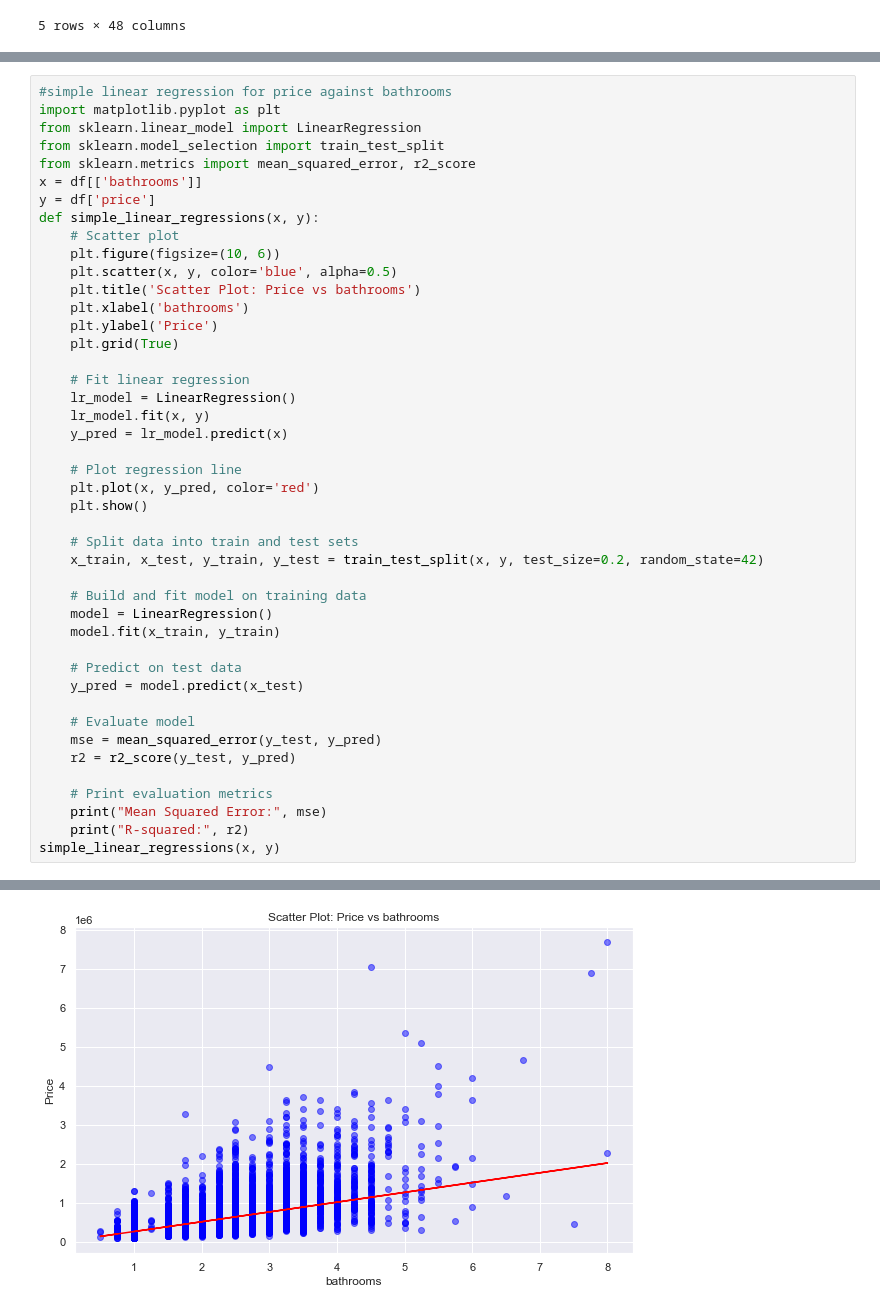
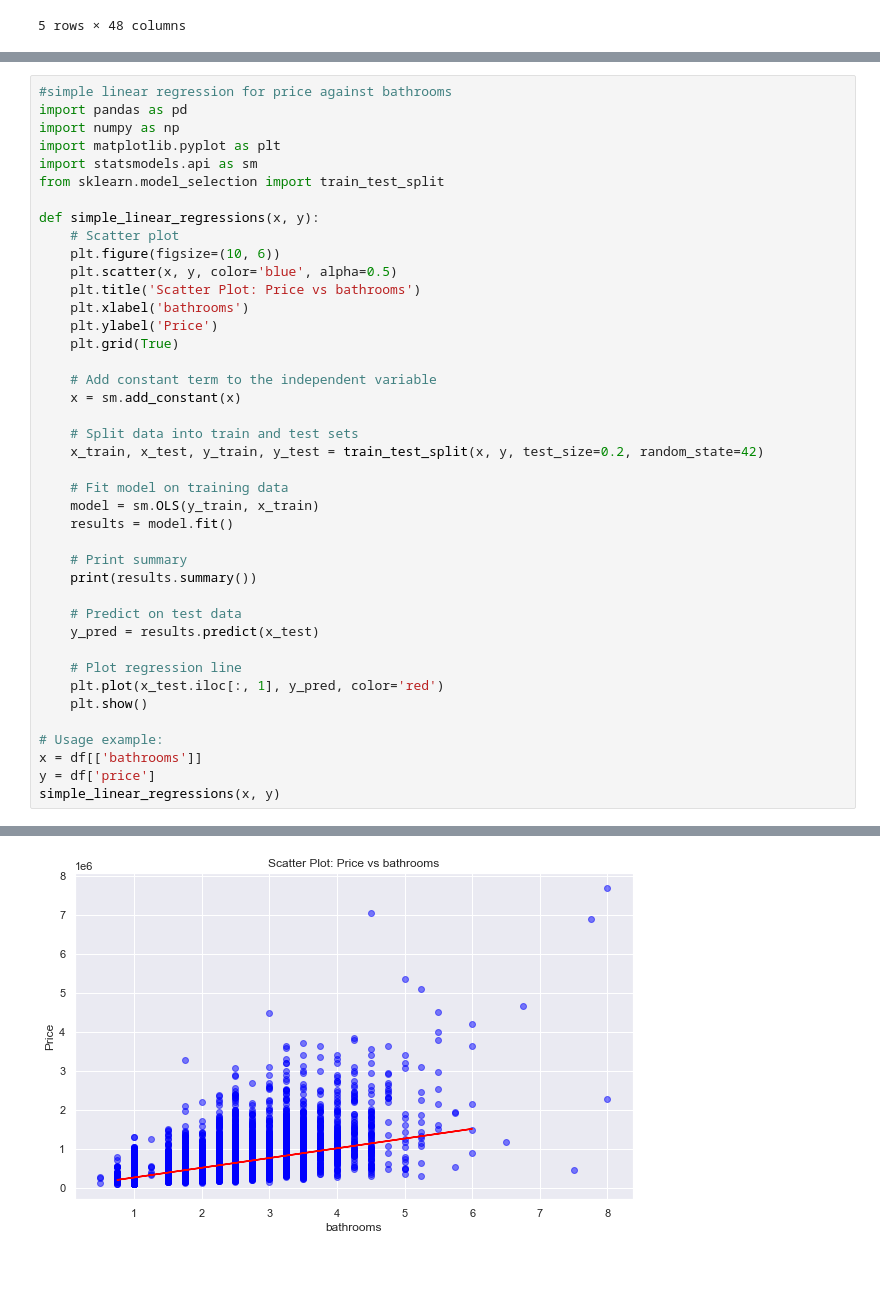
Before and after one commit to Agai-Beryl/Northwestern-County-Real-Estate-Price-Forecast, a Jupyter notebook: student.ipynb, the cells around one changed output, grey strips where cells are left out. Cells and saved outputs as stored; diff of their text form; blank space fills up the shorter version.

```diff
--- a/student.ipynb
+++ b/student.ipynb
@@ -912,11 +911,11 @@ R-squared: 0.5242792376249295
 # %%
 #simple linear regression for price against bathrooms
+import pandas as pd
+import numpy as np
 import matplotlib.pyplot as plt
-from sklearn.linear_model import LinearRegression
+import statsmodels.api as sm
 from sklearn.model_selection import train_test_split
-from sklearn.metrics import mean_squared_error, r2_score
-x = df[['bathrooms']]
-y = df['price']
+
 def simple_linear_regressions(x, y):
     # Scatter plot
     plt.figure(figsize=(10, 6))
@@ -926,31 +925,28 @@ def simple_linear_regressions(x, y):
     plt.ylabel('Price')
     plt.grid(True)
 
-    # Fit linear regression
-    lr_model = LinearRegression()
-    lr_model.fit(x, y)
-    y_pred = lr_model.predict(x)
-
-    # Plot regression line
-    plt.plot(x, y_pred, color='red')
-    plt.show()
+    # Add constant term to the independent variable
+    x = sm.add_constant(x)
 
     # Split data into train and test sets
     x_train, x_test, y_train, y_test = train_test_split(x, y, test_size=0.2, random_state=42)
 
-    # Build and fit model on training data
-    model = LinearRegression()
-    model.fit(x_train, y_train)
+    # Fit model on training data
+    model = sm.OLS(y_train, x_train)
+    results = model.fit()
+
+    # Print summary
+    print(results.summary())
 
     # Predict on test data
-    y_pred = model.predict(x_test)
+    y_pred = results.predict(x_test)
 
-    # Evaluate model
-    mse = mean_squared_error(y_test, y_pred)
-    r2 = r2_score(y_test, y_pred)
+    # Plot regression line
+    plt.plot(x_test.iloc[:, 1], y_pred, color='red')
+    plt.show()
 
-    # Print evaluation metrics
-    print("Mean Squared Error:", mse)
-    print("R-squared:", r2)
+# Usage example:
+x = df[['bathrooms']]
+y = df['price']
 simple_linear_regressions(x, y)
 # %% [output]
@@ -957 +970 @@ simple_linear_regressions(x, y)
-[figure, old version]
+[figure, new version]
```
Also changed, not shown: parts of 8 cells of this notebook.
